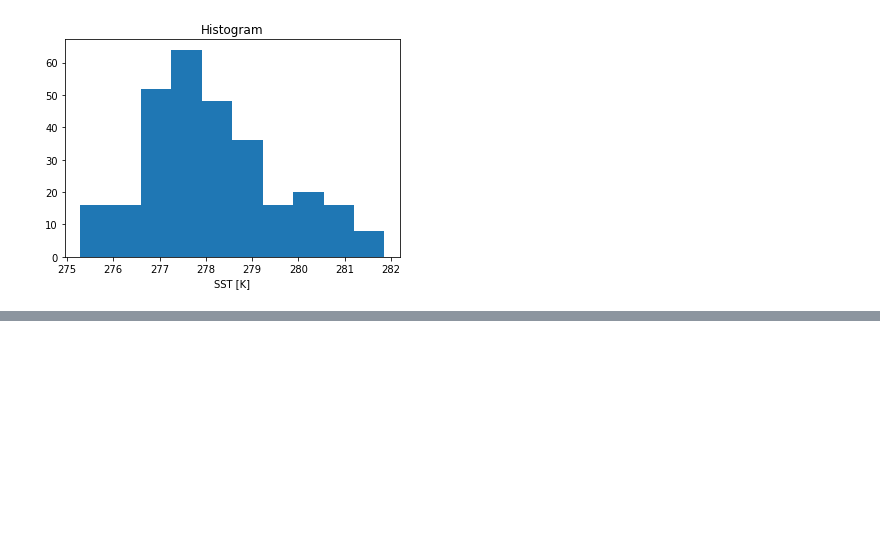
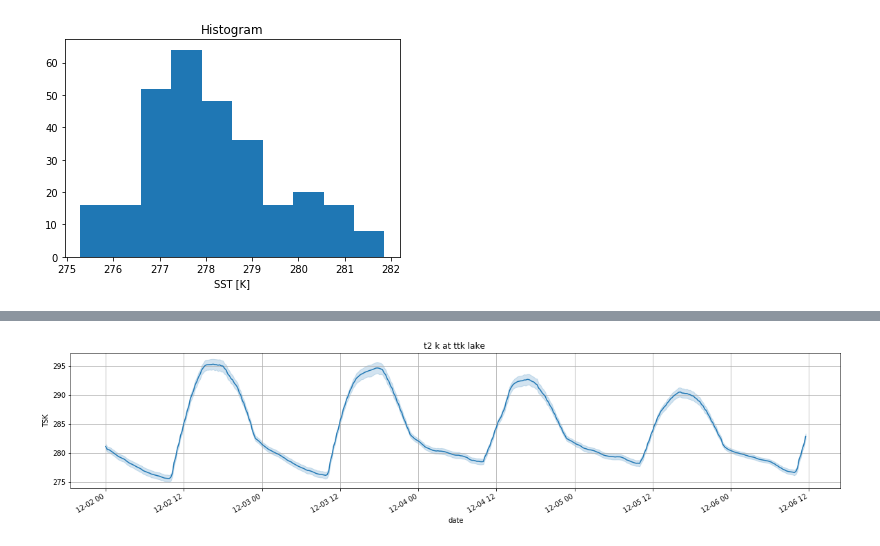
Before and after one commit to daliagachc/wrf_management, a Jupyter notebook: wrf_management/plot/check_lake_temp.ipynb, the cells around one changed output, grey strips where cells are left out. Drawn from its saved outputs; the diff is of its cells as text; code cells hidden in the pictures; blank space fills up the shorter version.

```diff
--- a/wrf_management/plot/check_lake_temp.ipynb
+++ b/wrf_management/plot/check_lake_temp.ipynb
@@ -146,31 +177,33 @@ fig
 # %%
-par = 'SKT'
+par = 'TSK'
 ndf = []
-for l,r in ddd.iterrows():
+for l, r in ddd.iterrows():
     ar = xr.open_dataset(r.p)
-    lam,laM,lom,loM=-17,-15,-70,-68
-    arr = ar[[par,'LAKEMASK']]
+    lam, laM, lom, loM = -17, -15, -70, -68
+    arr = ar[[par, 'LAKEMASK']]
     b1 = arr.where(
-        ( arr.XLONG>lom) &
-        ( arr.XLONG<loM) &
-        ( arr.XLAT>lam ) &
-        ( arr.XLAT<laM ) &
-        (arr.LAKEMASK==1)
+        (arr.XLONG > lom)
+        &(arr.XLONG < loM)
+        &(arr.XLAT > lam)
+        &(arr.XLAT < laM)
+#         &(arr.LAKEMASK == 1)
     )
     df1 = b1[par].to_dataframe()
     df1 = df1.dropna()
     df1 = df1.reset_index(drop=True)
-    df1['date']=df1.XTIME.astype(dt)
+    df1['date'] = df1.XTIME.astype(dt)
     ndf.append(df1)
-
 
 nndf = pd.concat(ndf, ignore_index=True)
 nndf
 
 import seaborn as sns
+
 fig, ax = plt.subplots()
-ax = sns.lineplot(y=par,x ='date',data=nndf , ax=ax)
+ax = sns.lineplot(y=par, x='date', data=nndf, ax=ax)
 fig.autofmt_xdate()
 fig.set_figwidth(20)
 ax.set_title('t2 k at ttk lake ')
 ax.grid()
+# %% [output]
+[figure, added]
```
Also changed, not shown: parts of 12 cells of this notebook, 2 other files.
